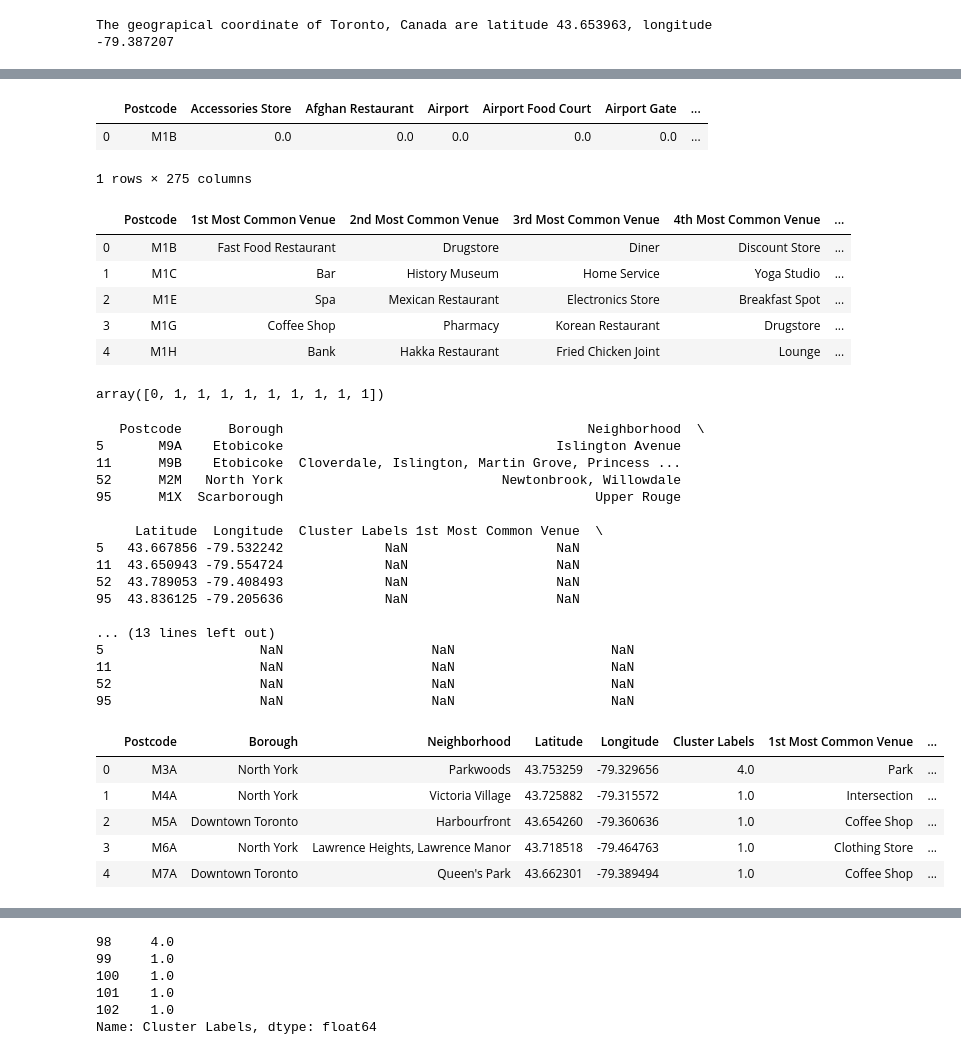
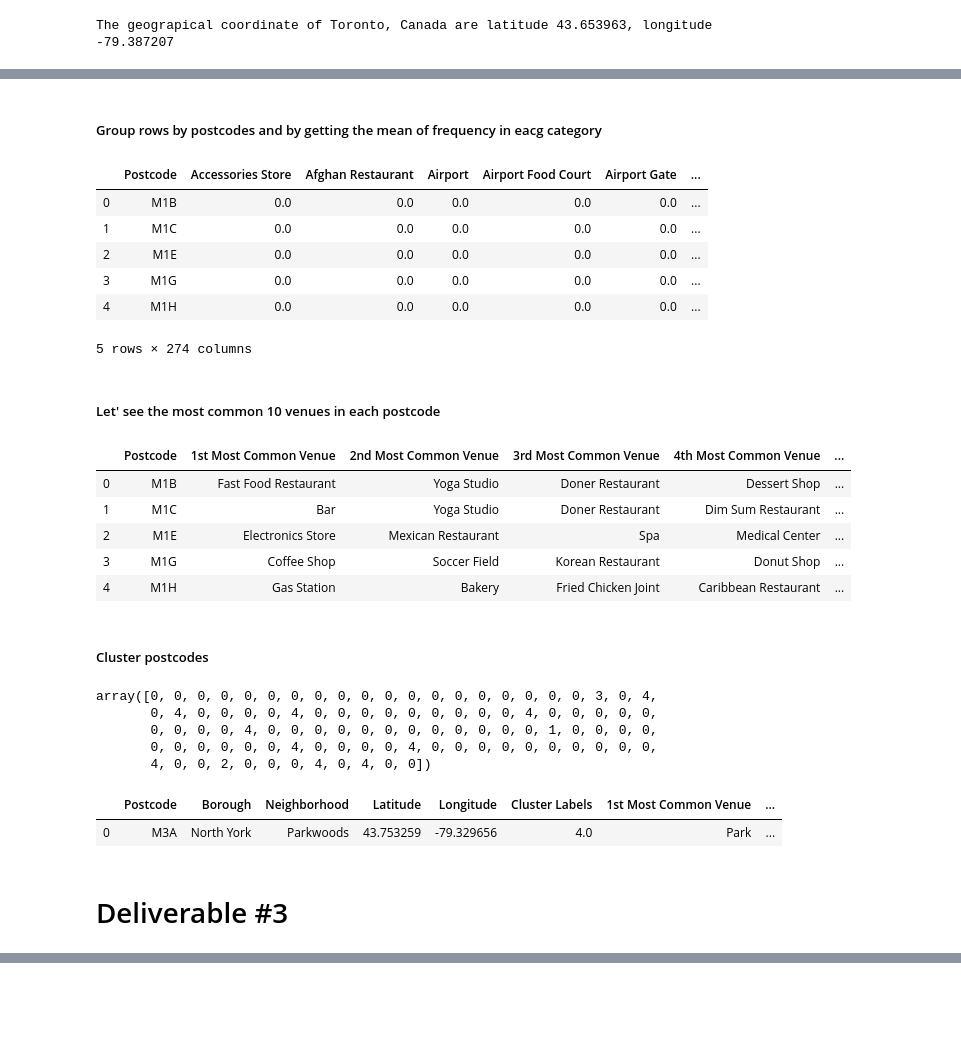
Before and after one commit to cantones1/Coursera_Capstone, a Jupyter notebook: Toronto clustering.ipynb, the cells around one changed output, grey strips where cells are left out. Drawn from its saved outputs; the diff is of its cells as text; code cells hidden in the pictures; blank space fills up the shorter version.

```diff
--- a/Toronto clustering.ipynb
+++ b/Toronto clustering.ipynb
@@ -28,7 +31,0 @@ df_wiki=pd.read_html('https://en.wikipedia.org/w/index.php?title=List_of_postal_
-# %%
-df_wiki=df_wiki[df_wiki['Borough'].str.find("Not assigned")==-1]
-df_wiki.reset_index(inplace=True, drop=True)
-df_wiki.rename(columns={'Neighbourhood':'Neighborhood'}, inplace=True)
-df_wiki['Latitude']=pd.Series(dtype=float)
-df_wiki['Longitude']=pd.Series(dtype=float)
-df_wiki.head(1)
@@ -40,5 +42,7 @@ df_wiki.head(1)
 # %%
 df_wiki_gs=df_wiki.copy()
+df_wiki_gs['Latitude']=pd.Series(dtype=float)
+df_wiki_gs['Longitude']=pd.Series(dtype=float)
 for i in range(0,df_wiki_gs.shape[0]):
     if df_wiki_gs.iloc[i,2].find('Not assigned')!=-1:
         df_wiki_gs.iloc[i,2]=df_wiki.iloc[i,1]
@@ -51,3 +55,6 @@ for i in range(0,df_wiki_gs.shape[0]):
         df_wiki_gs.iloc[k,2]=df_wiki_gs.iloc[k,2]+', '+df_wiki_gs.iloc[i+1,2]
         df_wiki_gs.iloc[i+1,2]='Delete'
         i=i+1
+
+df_wiki_gs=df_wiki_gs[~df_wiki_gs['Neighborhood'].str.contains('Delete', regex=False)]
+df_wiki_gs.reset_index(inplace=True, drop=True)
@@ -182,16 +217,24 @@ toronto_onehot.head()
+# %% [markdown]
+##### Group rows by postcodes and by getting the mean of frequency in eacg category
 # %%
 toronto_grouped = toronto_onehot.groupby('Postcode').mean().reset_index()
-toronto_grouped.head(1)
+toronto_grouped.head()
 # %% [output]
 |  | Postcode | Accessories Store | Afghan Restaurant | Airport | Airport Food Court | Airport Gate | ... |
 | 0 | M1B | 0.0 | 0.0 | 0.0 | 0.0 | 0.0 | ... |
+| 1 | M1C | 0.0 | 0.0 | 0.0 | 0.0 | 0.0 | ... |
+| 2 | M1E | 0.0 | 0.0 | 0.0 | 0.0 | 0.0 | ... |
+| 3 | M1G | 0.0 | 0.0 | 0.0 | 0.0 | 0.0 | ... |
+| 4 | M1H | 0.0 | 0.0 | 0.0 | 0.0 | 0.0 | ... |
-1 rows × 275 columns
+5 rows × 274 columns
 # %%
 def return_most_common_venues(row, num_top_venues):
     row_categories = row.iloc[1:]
     row_categories_sorted = row_categories.sort_values(ascending=False)
 
     return row_categories_sorted.index.values[0:num_top_venues]
+# %% [markdown]
+##### Let' see the most common 10 venues in each postcode
 # %%
 num_top_venues = 10
 
@@ -215,11 +258,13 @@ for ind in np.arange(toronto_grouped.shape[0]):
 neighborhoods_venues_sorted.head()
 # %% [output]
 |  | Postcode | 1st Most Common Venue | 2nd Most Common Venue | 3rd Most Common Venue | 4th Most Common Venue | ... |
-| 0 | M1B | Fast Food Restaurant | Drugstore | Diner | Discount Store | ... |
-| 1 | M1C | Bar | History Museum | Home Service | Yoga Studio | ... |
-| 2 | M1E | Spa | Mexican Restaurant | Electronics Store | Breakfast Spot | ... |
-| 3 | M1G | Coffee Shop | Pharmacy | Korean Restaurant | Drugstore | ... |
-| 4 | M1H | Bank | Hakka Restaurant | Fried Chicken Joint | Lounge | ... |
+| 0 | M1B | Fast Food Restaurant | Yoga Studio | Doner Restaurant | Dessert Shop | ... |
+| 1 | M1C | Bar | Yoga Studio | Doner Restaurant | Dim Sum Restaurant | ... |
+| 2 | M1E | Electronics Store | Mexican Restaurant | Spa | Medical Center | ... |
+| 3 | M1G | Coffee Shop | Soccer Field | Korean Restaurant | Donut Shop | ... |
+| 4 | M1H | Gas Station | Bakery | Fried Chicken Joint | Caribbean Restaurant | ... |
+# %% [markdown]
+##### Cluster postcodes
 # %%
 # set number of clusters
 kclusters = 5
@@ -230,9 +275,13 @@ toronto_grouped_clustering = toronto_grouped.drop('Postcode', 1)
 kmeans = KMeans(n_clusters=kclusters, random_state=0).fit(toronto_grouped_clustering)
 
 # check cluster labels generated for each row in the dataframe
-kmeans.labels_[0:10]
+kmeans.labels_
 # %% [output]
-array([0, 1, 1, 1, 1, 1, 1, 1, 1, 1])
+array([0, 0, 0, 0, 0, 0, 0, 0, 0, 0, 0, 0, 0, 0, 0, 0, 0, 0, 0, 3, 0, 4,
+       0, 4, 0, 0, 0, 0, 4, 0, 0, 0, 0, 0, 0, 0, 0, 0, 4, 0, 0, 0, 0, 0,
+       0, 0, 0, 0, 4, 0, 0, 0, 0, 0, 0, 0, 0, 0, 0, 0, 0, 1, 0, 0, 0, 0,
+       0, 0, 0, 0, 0, 0, 4, 0, 0, 0, 0, 4, 0, 0, 0, 0, 0, 0, 0, 0, 0, 0,
+       4, 0, 0, 2, 0, 0, 0, 4, 0, 4, 0, 0])
 # %%
 # add clustering labels
 
@@ -240,35 +289,15 @@ neighborhoods_venues_sorted.insert(0, 'Cluster Labels', kmeans.labels_.astype(in
 # %%
 toronto_merged = df_wiki_gs
 
 # merge toronto_grouped with toronto_data to add latitude/longitude for each neighborhood
 toronto_merged = toronto_merged.join(neighborhoods_venues_sorted.set_index('Postcode'), on='Postcode')
-print(toronto_merged[toronto_merged['Cluster Labels'].isna()])
 toronto_merged=toronto_merged.dropna(axis=0)
-toronto_merged.head() # check the last columns!
+toronto_merged.head(1)
 # %% [output]
-   Postcode      Borough                                       Neighborhood  \
-5       M9A    Etobicoke                                   Islington Avenue
-11      M9B    Etobicoke  Cloverdale, Islington, Martin Grove, Princess ...
-52      M2M   North York                            Newtonbrook, Willowdale
-95      M1X  Scarborough                                        Upper Rouge
-
-     Latitude  Longitude  Cluster Labels 1st Most Common Venue  \
-5   43.667856 -79.532242             NaN                   NaN
-11  43.650943 -79.554724             NaN                   NaN
-52  43.789053 -79.408493             NaN                   NaN
-95  43.836125 -79.205636             NaN                   NaN
-
-... (13 lines left out)
-5                    NaN                   NaN                    NaN
-11                   NaN                   NaN                    NaN
-52                   NaN                   NaN                    NaN
-95                   NaN                   NaN                    NaN
 |  | Postcode | Borough | Neighborhood | Latitude | Longitude | Cluster Labels | 1st Most Common Venue | ... |
 | 0 | M3A | North York | Parkwoods | 43.753259 | -79.329656 | 4.0 | Park | ... |
-| 1 | M4A | North York | Victoria Village | 43.725882 | -79.315572 | 1.0 | Intersection | ... |
-| 2 | M5A | Downtown Toronto | Harbourfront | 43.654260 | -79.360636 | 1.0 | Coffee Shop | ... |
-| 3 | M6A | North York | Lawrence Heights, Lawrence Manor | 43.718518 | -79.464763 | 1.0 | Clothing Store | ... |
-| 4 | M7A | Downtown Toronto | Queen's Park | 43.662301 | -79.389494 | 1.0 | Coffee Shop | ... |
+# %% [markdown]
+# Deliverable #3
 # %%
 # create map
 map_clusters = folium.Map(location=[latitude, longitude], zoom_start=11)
@@ -296,12 +325,3 @@ for lat, lon, poi, cluster in zip(toronto_merged['Latitude'], toronto_merged['Lo
 map_clusters
 # %% [output]
 [interactive output not drawn]
-# %%
-toronto_merged['Cluster Labels'].tail()
-# %% [output]
-98     4.0
-99     1.0
-100    1.0
-101    1.0
-102    1.0
-Name: Cluster Labels, dtype: float64
```
Also changed, not shown: parts of 33 cells of this notebook.
